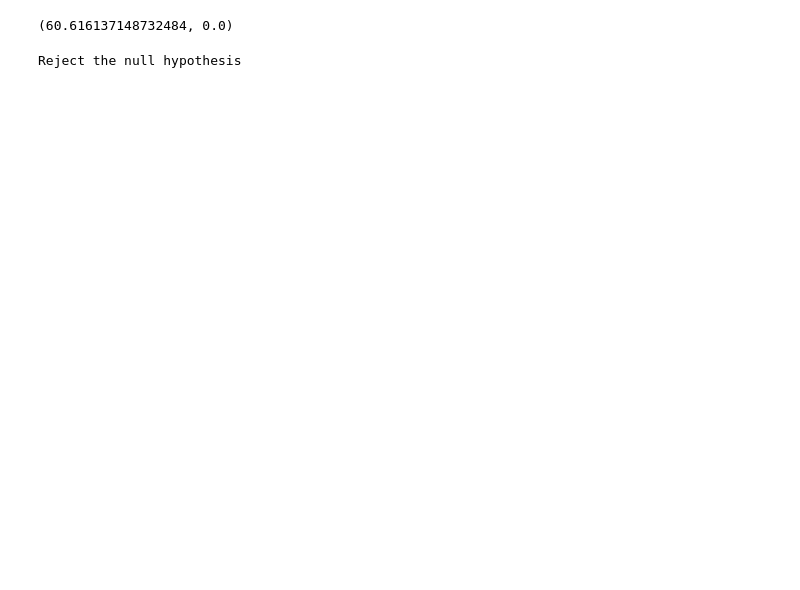
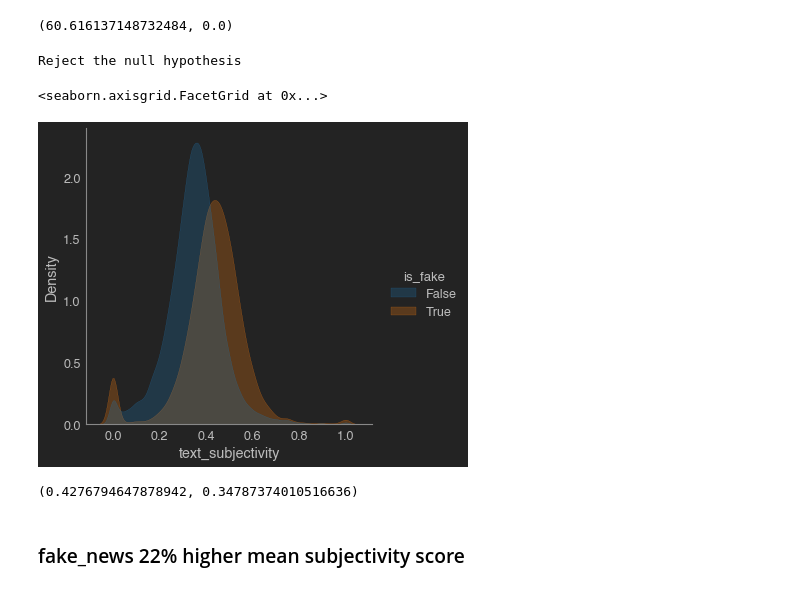
Before and after one commit to Fake-News-Capstone/fake_news_capstone, a Jupyter notebook: Ken_Exploration.ipynb, the cells around one changed output. Saved outputs shown, nothing was run; the diff lists cells and outputs as text; code cells hidden in the pictures; blank space fills up the shorter version.

```diff
--- a/Ken_Exploration.ipynb
+++ b/Ken_Exploration.ipynb
@@ -285,3 +298,14 @@ else:
     print("We fail to reject the null hypothesis")
 # %% [output]
 Reject the null hypothesis
+# %%
+sns.displot(articles_df, x="text_subjectivity", hue="is_fake", kind="kde", fill=True, palette='tab10')
+# %% [output]
+<seaborn.axisgrid.FacetGrid at 0x...>
+[figure, added]
+# %%
+fake_news.text_subjectivity.mean(), real_news.text_subjectivity.mean()
+# %% [output]
+(0.4276794647878942, 0.34787374010516636)
+# %% [markdown]
+### fake_news 22% higher mean subjectivity score
```
Also changed, not shown: parts of 20 cells of this notebook, 3 other files.
